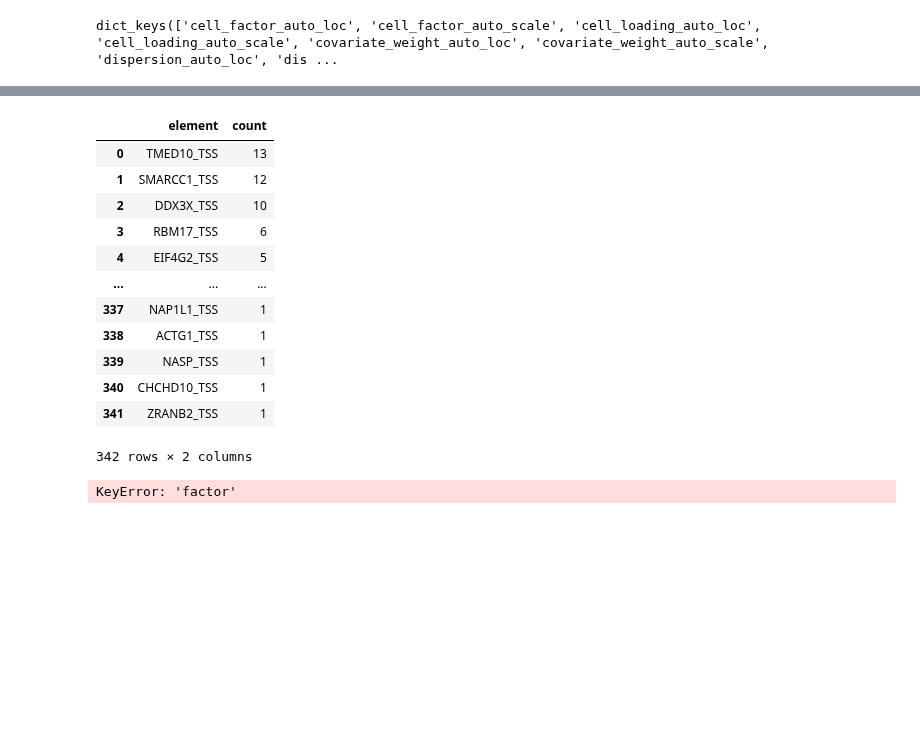
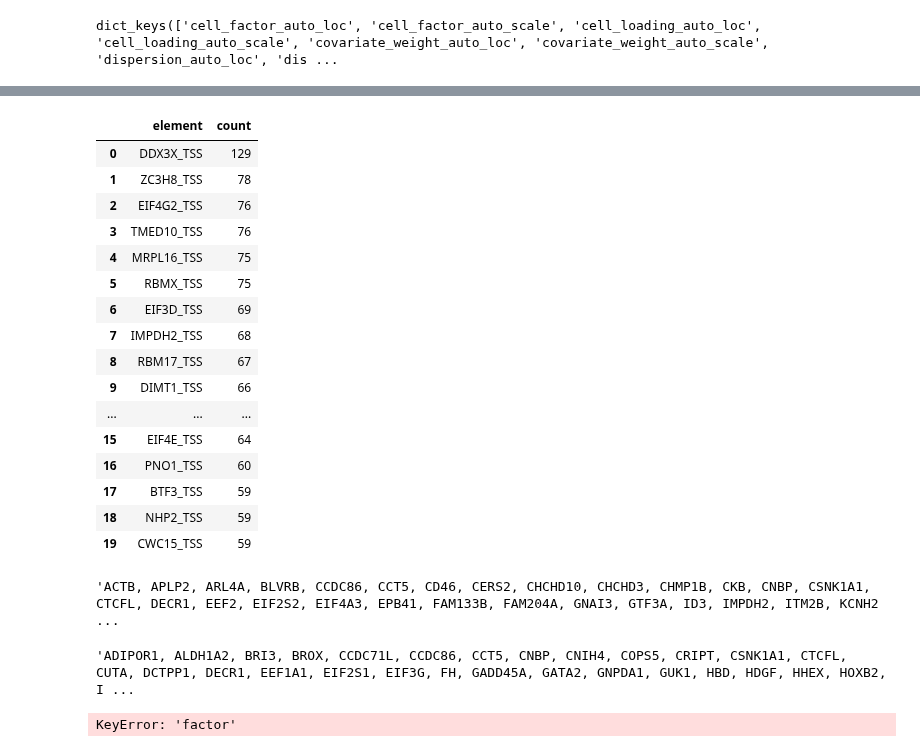
Before and after one commit to pinellolab/PerTurbo, a Jupyter notebook: docs/notebooks/gasperini_pilot_jax_multigene.ipynb, the cells around one changed output, grey strips where cells are left out. Cells and saved outputs as stored; diff of their text form; code cells hidden in the pictures; blank space fills up the shorter version.

```diff
--- a/docs/notebooks/gasperini_pilot_jax_multigene.ipynb
+++ b/docs/notebooks/gasperini_pilot_jax_multigene.ipynb
@@ -227,7 +219,7 @@ df_combinations
 381 rows × 2 columns
 # %%
 element_target_genes = (
-    df_combinations.pivot(columns="element", values="value")
+    df_ontarget.pivot(columns="element", values="value")
     .reindex(
         index=rna_subset.var_names,
         columns=guide_target_elements.columns,
@@ -238,12 +230,12 @@ element_target_genes = (
 # rna_subset.varm["target_gene"]
 element_target_genes
 # Set the values of the dataframe equal to one where the row index equals the column index up to the first "_" character
-# df_combinations[df_combinations.index.str.split('_').str[0] == df_combinations.columns.str.split('_').str[0]] = 1
-# df_combinations
+# df_ontarget[df_ontarget.index.str.split('_').str[0] == df_ontarget.columns.str.split('_').str[0]] = 1
+# df_ontarget
 
 
 # Display the dataframe
-# df_combinations
+# df_ontarget
 # %% [output]
 |  | ACTB_TSS | ACTG1_TSS | ACYP1_TSS | ADIPOR1_TSS | ALDH1A2_TSS | APEX1_TSS | APLP2_TSS | ARF6_TSS | ARID1A_TSS | ... |
 | ACTB | 1.0 | 0.0 | 0.0 | 0.0 | 0.0 | 0.0 | 0.0 | 0.0 | 0.0 | ... |
@@ -286,15 +283,16 @@ perturbseq_guide = perturbseq_guide_autonormal_turbo()
 model_args = (gene_obs,)
 model_kwargs = {
     "guide_obs": guide_obs,
-    "guide_target_elements": jnp.array(guide_target_elements.values),  # all target same element
+    "guide_target_elements": jnp.array(guide_target_elements.values),
     "covariates": cell_covariates_robust_z_scored,
     "element_target_genes": jnp.array(element_target_genes.values).T,
     "likelihood": "NegBin",
+    "prior_inclusion_prob": 1e-5,
     "subsample_size": 1024,
-    "efficiency_alpha": 5,
-    "efficiency_beta": 2,
+    "efficiency_alpha": 5 / 3,
+    "efficiency_beta": 5,
     "n_factors": 100,
-    "n_cell_factors": 5,
+    "n_cell_factors": 10,
 }
 
 svi_result = run_svi(
@@ -302,7 +300,6 @@ svi_result = run_svi(
     model_kwargs,
     perturbseq_model_turbo,
     perturbseq_guide,
-    lr=0.01,
     n_steps=5000,
 )
 # %%
@@ -382,8 +388,8 @@ plt.loglog()
 # %%
 from scipy.stats import norm
 
-alpha = 0.05
-threshold = 0.2
+alpha = 1e-5
+threshold = 0.3
 
 # if "log2_fold_change_auto_loc" in params:
 mu = params["log2_fold_change_auto_loc"]
@@ -414,6 +420,15 @@ element_idxs, gene_idxs = jnp.where(significant_pairs)
 significant_pairs_df = pd.DataFrame(
     {"gene": [genes[i] for i in gene_idxs], "element": [selected_elements.values[i] for i in element_idxs]}
 )
+
+pairs_df = (
+    pd.DataFrame(p, columns=genes, index=selected_elements)
+    .melt(value_name="post_prob", var_name="gene", ignore_index=False)
+    .reset_index(names="element")
+)
+significant_pairs_df = pairs_df.query("post_prob<0.01").assign(
+    is_target=lambda x: x["gene"] == x["element"].str.split("_").str[0]
+)
 significant_pairs_df
 # for a, b in zip(*):
 # print(selected_elements.values[a], genes[b])
@@ -451,19 +505,36 @@ significant_pairs_df.value_counts("gene").reset_index()
 # %%
-significant_pairs_df.value_counts("element").reset_index()
+significant_pairs_df.value_counts("element").reset_index().head(20)
 # %% [output]
 |  | element | count |
-| 0 | TMED10_TSS | 13 |
-| 1 | SMARCC1_TSS | 12 |
-| 2 | DDX3X_TSS | 10 |
-| 3 | RBM17_TSS | 6 |
-| 4 | EIF4G2_TSS | 5 |
+| 0 | DDX3X_TSS | 129 |
+| 1 | ZC3H8_TSS | 78 |
+| 2 | EIF4G2_TSS | 76 |
+| 3 | TMED10_TSS | 76 |
+| 4 | MRPL16_TSS | 75 |
+| 5 | RBMX_TSS | 75 |
+| 6 | EIF3D_TSS | 69 |
+| 7 | IMPDH2_TSS | 68 |
+| 8 | RBM17_TSS | 67 |
+| 9 | DIMT1_TSS | 66 |
 | ... | ... | ... |
-| 337 | NAP1L1_TSS | 1 |
-| 338 | ACTG1_TSS | 1 |
-| 339 | NASP_TSS | 1 |
-| 340 | CHCHD10_TSS | 1 |
-| 341 | ZRANB2_TSS | 1 |
+| 15 | EIF4E_TSS | 64 |
+| 16 | PNO1_TSS | 60 |
+| 17 | BTF3_TSS | 59 |
+| 18 | NHP2_TSS | 59 |
+| 19 | CWC15_TSS | 59 |
-342 rows × 2 columns
+# %%
+", ".join(significant_pairs_df.query("element=='RABGGTB_TSS'")["gene"])
+# ", ".join(significant_pairs_df.query("gene=='HBD'")["element"])
+
+# list(significant_pairs_df.query("element=='EIF4H_TSS'")["gene"])
+# list(significant_pairs_df.query("element=='EIF3A_TSS'")["gene"])
+# list(significant_pairs_df.query("element=='RBM17_TSS'")["gene"])
+# %% [output]
+'ACTB, APLP2, ARL4A, BLVRB, CCDC86, CCT5, CD46, CERS2, CHCHD10, CHCHD3, CHMP1B, CKB, CNBP, CSNK1A1, CTCFL, DECR1, EEF2, EIF2S2, EIF4A3, EPB41, FAM133B, FAM204A, GNAI3, GTF3A, ID3, IMPDH2, ITM2B, KCNH2 ...
+# %%
+", ".join(significant_pairs_df.query("element=='TMED10_TSS'")["gene"])
+# %% [output]
+'ADIPOR1, ALDH1A2, BRI3, BROX, CCDC71L, CCDC86, CCT5, CNBP, CNIH4, COPS5, CRIPT, CSNK1A1, CTCFL, CUTA, DCTPP1, DECR1, EEF1A1, EIF2S1, EIF3G, FH, GADD45A, GATA2, GNPDA1, GUK1, HBD, HDGF, HHEX, HOXB2, I ...
 # %%
 # z_vals = params["log2_fold_change_auto_loc"] / params["log2_fold_change_auto_scale"]
 # z_vals
```
Also changed, not shown: parts of 27 cells of this notebook, 5 other files.
